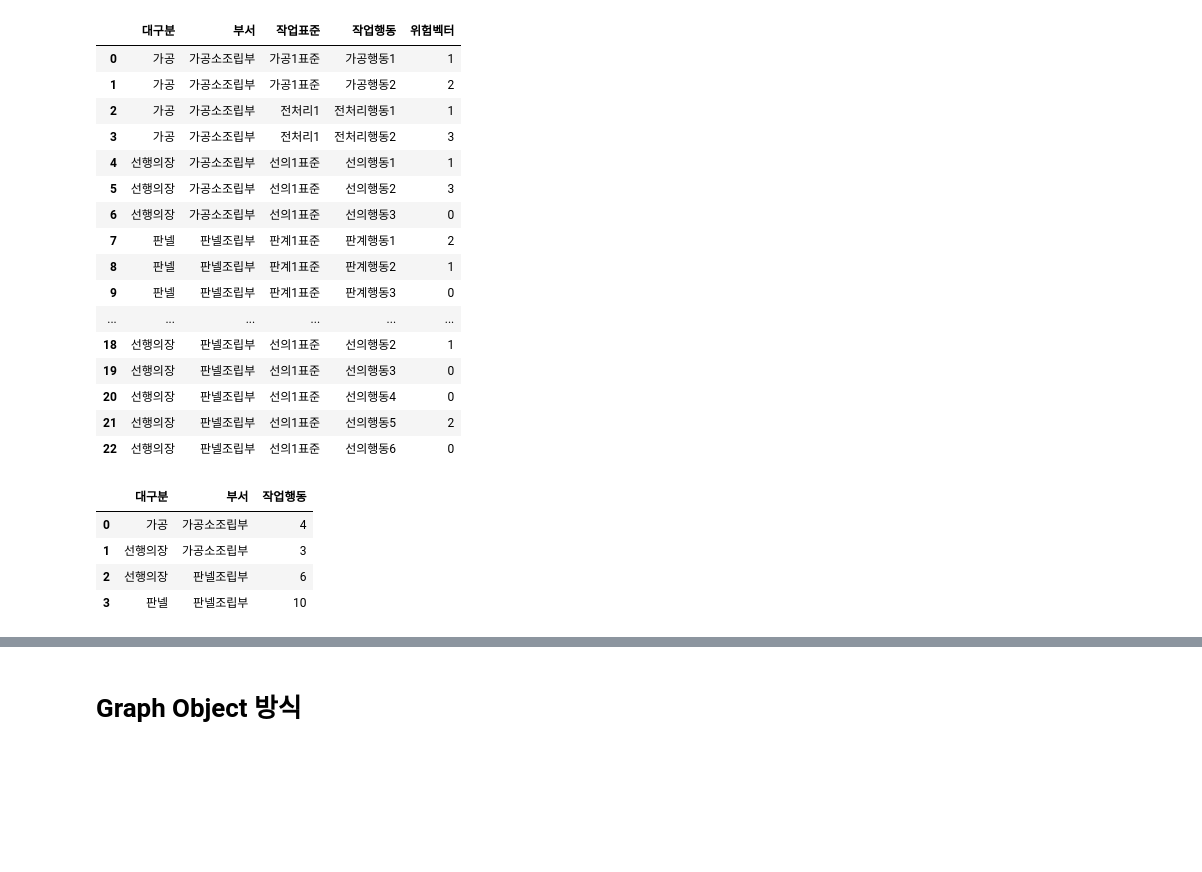
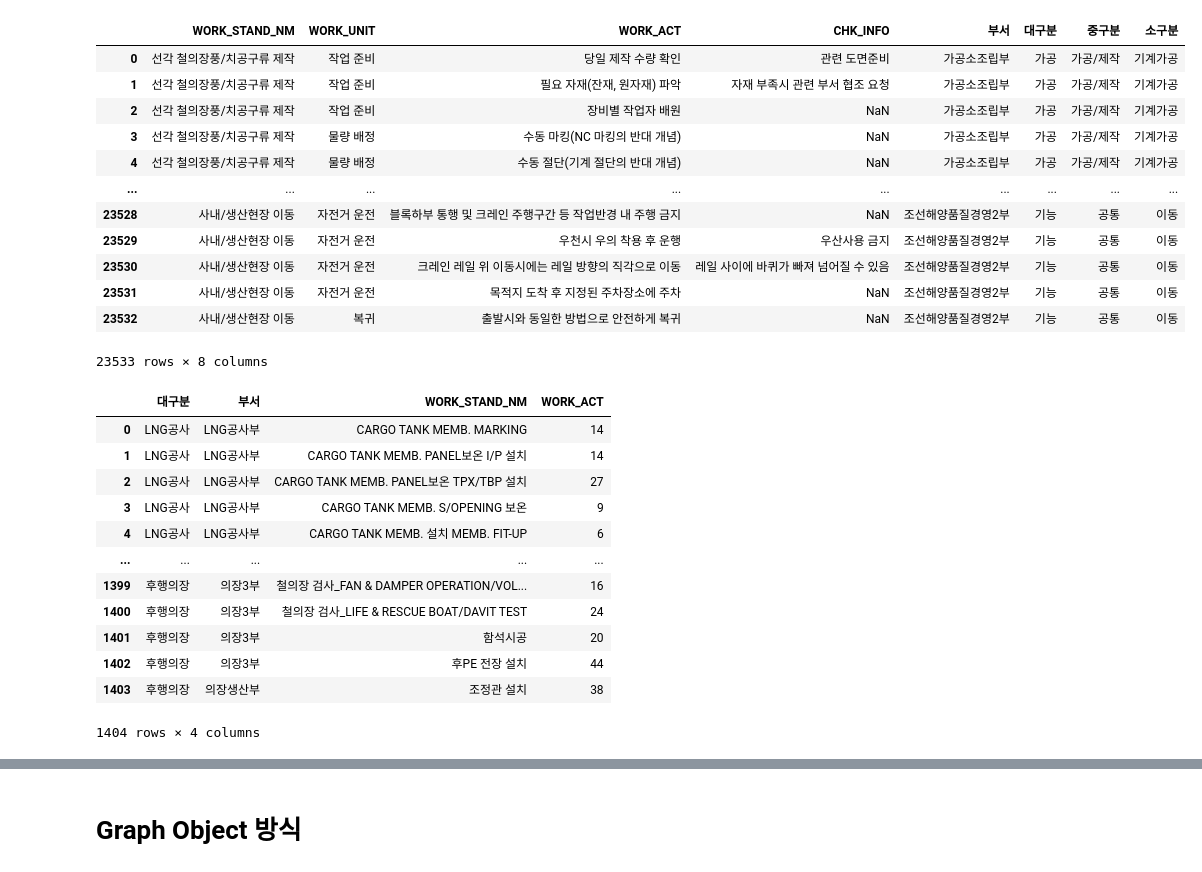
Before and after one commit to Kstyle0710/my_visual, a Jupyter notebook: Advanced_3d_scatter.ipynb, the cells around one changed output, grey strips where cells are left out. Cells and saved outputs as stored; diff of their text form; code cells hidden in the pictures; blank space fills up the shorter version.

```diff
--- a/Advanced_3d_scatter.ipynb
+++ b/Advanced_3d_scatter.ipynb
@@ -10,28 +10,24 @@ x_eye = -1.25
 y_eye = 2
 z_eye = 0.5
 # %%
-df = pd.read_excel('./source/ws_sample.xlsx')
+df = pd.read_excel('./source/ws_mother_file.xlsx')
 df
 
 # df = df[df['Year'].isin(['2010'])]
 # df = df[df['Continent'].isin(['Africa', 'Europe'])]
 # # df = df[df['Year'].isin(['1990','1995','2000','2005','2010'])]
 # df['resized_pop'] = df['population'] / 100000000  # use for size parameter
 # %% [output]
-|  | 대구분 | 부서 | 작업표준 | 작업행동 | 위험벡터 |
-| 0 | 가공 | 가공소조립부 | 가공1표준 | 가공행동1 | 1 |
-| 1 | 가공 | 가공소조립부 | 가공1표준 | 가공행동2 | 2 |
-| 2 | 가공 | 가공소조립부 | 전처리1 | 전처리행동1 | 1 |
-| 3 | 가공 | 가공소조립부 | 전처리1 | 전처리행동2 | 3 |
-| 4 | 선행의장 | 가공소조립부 | 선의1표준 | 선의행동1 | 1 |
-| 5 | 선행의장 | 가공소조립부 | 선의1표준 | 선의행동2 | 3 |
-| 6 | 선행의장 | 가공소조립부 | 선의1표준 | 선의행동3 | 0 |
-| 7 | 판넬 | 판넬조립부 | 판계1표준 | 판계행동1 | 2 |
-| 8 | 판넬 | 판넬조립부 | 판계1표준 | 판계행동2 | 1 |
-| 9 | 판넬 | 판넬조립부 | 판계1표준 | 판계행동3 | 0 |
-| ... | ... | ... | ... | ... | ... |
-| 18 | 선행의장 | 판넬조립부 | 선의1표준 | 선의행동2 | 1 |
-| 19 | 선행의장 | 판넬조립부 | 선의1표준 | 선의행동3 | 0 |
-| 20 | 선행의장 | 판넬조립부 | 선의1표준 | 선의행동4 | 0 |
-| 21 | 선행의장 | 판넬조립부 | 선의1표준 | 선의행동5 | 2 |
-| 22 | 선행의장 | 판넬조립부 | 선의1표준 | 선의행동6 | 0 |
+|  | WORK_STAND_NM | WORK_UNIT | WORK_ACT | CHK_INFO | 부서 | 대구분 | 중구분 | 소구분 |
+| 0 | 선각 철의장풍/치공구류 제작 | 작업 준비 | 당일 제작 수량 확인 | 관련 도면준비 | 가공소조립부 | 가공 | 가공/제작 | 기계가공 |
+| 1 | 선각 철의장풍/치공구류 제작 | 작업 준비 | 필요 자재(잔재, 원자재) 파악 | 자재 부족시 관련 부서 협조 요청 | 가공소조립부 | 가공 | 가공/제작 | 기계가공 |
+| 2 | 선각 철의장풍/치공구류 제작 | 작업 준비 | 장비별 작업자 배원 | NaN | 가공소조립부 | 가공 | 가공/제작 | 기계가공 |
+| 3 | 선각 철의장풍/치공구류 제작 | 물량 배정 | 수동 마킹(NC 마킹의 반대 개념) | NaN | 가공소조립부 | 가공 | 가공/제작 | 기계가공 |
+| 4 | 선각 철의장풍/치공구류 제작 | 물량 배정 | 수동 절단(기계 절단의 반대 개념) | NaN | 가공소조립부 | 가공 | 가공/제작 | 기계가공 |
+| ... | ... | ... | ... | ... | ... | ... | ... | ... |
+| 23528 | 사내/생산현장 이동 | 자전거 운전 | 블록하부 통행 및 크레인 주행구간 등 작업반경 내 주행 금지 | NaN | 조선해양품질경영2부 | 기능 | 공통 | 이동 |
+| 23529 | 사내/생산현장 이동 | 자전거 운전 | 우천시 우의 착용 후 운행 | 우산사용 금지 | 조선해양품질경영2부 | 기능 | 공통 | 이동 |
+| 23530 | 사내/생산현장 이동 | 자전거 운전 | 크레인 레일 위 이동시에는 레일 방향의 직각으로 이동 | 레일 사이에 바퀴가 빠져 넘어질 수 있음 | 조선해양품질경영2부 | 기능 | 공통 | 이동 |
+| 23531 | 사내/생산현장 이동 | 자전거 운전 | 목적지 도착 후 지정된 주차장소에 주차 | NaN | 조선해양품질경영2부 | 기능 | 공통 | 이동 |
+| 23532 | 사내/생산현장 이동 | 복귀 | 출발시와 동일한 방법으로 안전하게 복귀 | NaN | 조선해양품질경영2부 | 기능 | 공통 | 이동 |
+23533 rows × 8 columns
@@ -38,9 +43,17 @@ df
 # %%
-dff = df.groupby(['대구분', '부서'], as_index=False)['작업행동'].count()
+dff = df.groupby(['대구분', '부서', 'WORK_STAND_NM'], as_index=False)['WORK_ACT'].count()
 dff
 # %% [output]
-|  | 대구분 | 부서 | 작업행동 |
-| 0 | 가공 | 가공소조립부 | 4 |
-| 1 | 선행의장 | 가공소조립부 | 3 |
-| 2 | 선행의장 | 판넬조립부 | 6 |
-| 3 | 판넬 | 판넬조립부 | 10 |
+|  | 대구분 | 부서 | WORK_STAND_NM | WORK_ACT |
+| 0 | LNG공사 | LNG공사부 | CARGO TANK MEMB. MARKING | 14 |
+| 1 | LNG공사 | LNG공사부 | CARGO TANK MEMB. PANEL보온 I/P 설치 | 14 |
+| 2 | LNG공사 | LNG공사부 | CARGO TANK MEMB. PANEL보온 TPX/TBP 설치 | 27 |
+| 3 | LNG공사 | LNG공사부 | CARGO TANK MEMB. S/OPENING 보온 | 9 |
+| 4 | LNG공사 | LNG공사부 | CARGO TANK MEMB. 설치 MEMB. FIT-UP | 6 |
+| ... | ... | ... | ... | ... |
+| 1399 | 후행의장 | 의장3부 | 철의장 검사_FAN & DAMPER OPERATION/VOL... | 16 |
+| 1400 | 후행의장 | 의장3부 | 철의장 검사_LIFE & RESCUE BOAT/DAVIT TEST | 24 |
+| 1401 | 후행의장 | 의장3부 | 함석시공 | 20 |
+| 1402 | 후행의장 | 의장3부 | 후PE 전장 설치 | 44 |
+| 1403 | 후행의장 | 의장생산부 | 조정관 설치 | 38 |
+1404 rows × 4 columns
```
Also changed, not shown: parts of 8 cells of this notebook, 1 other file.
